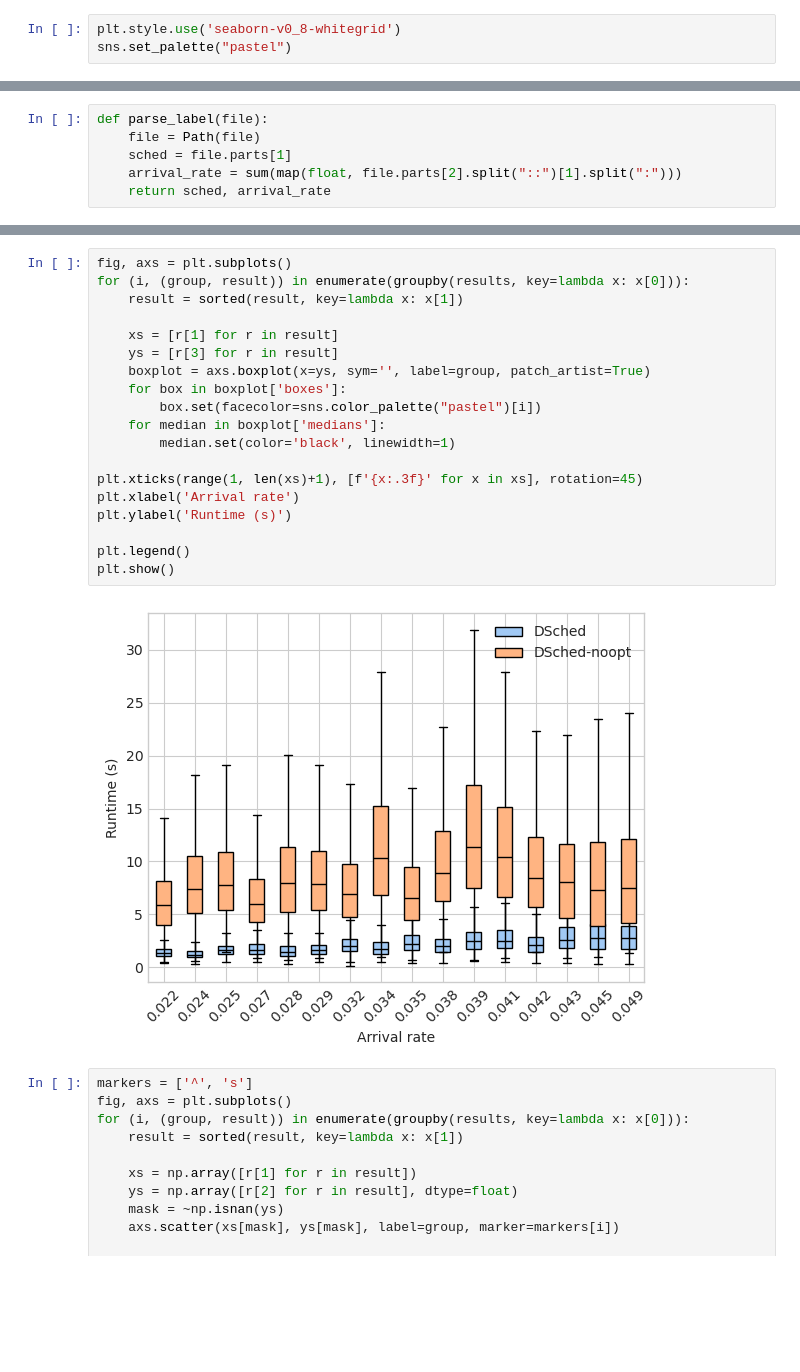
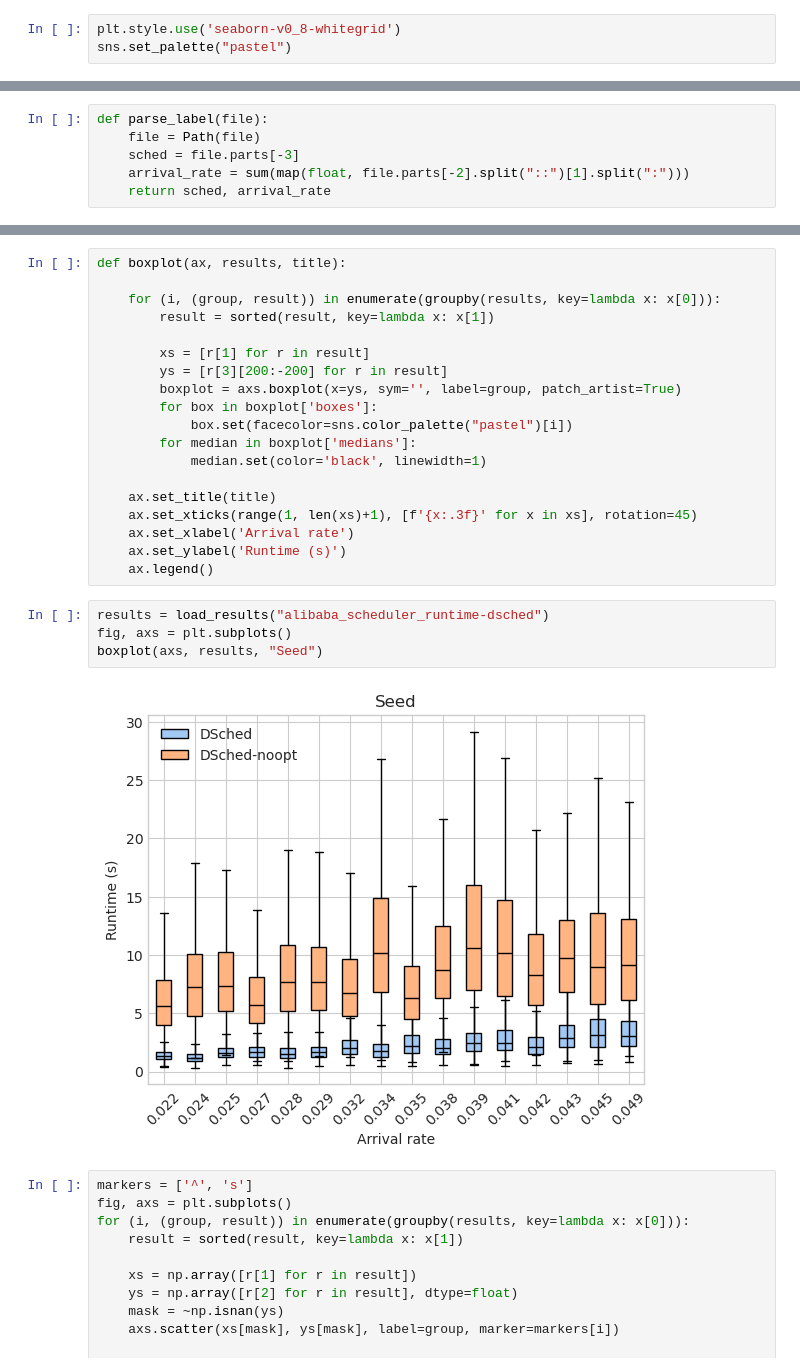
Before and after one commit to ShreyB2091/erdos-scheduling-simulator, a Jupyter notebook: sosp25/notebook.ipynb, the cells around one changed output, grey strips where cells are left out. Cells and saved outputs as stored; diff of their text form; blank space fills up the shorter version.

Commit message:
checkpoint results

```diff
--- a/sosp25/notebook.ipynb
+++ b/sosp25/notebook.ipynb
@@ -24,7 +24,7 @@ def scheduler_runtime_csv_files():
 # %%
 def parse_label(file):
     file = Path(file)
-    sched = file.parts[1]
-    arrival_rate = sum(map(float, file.parts[2].split("::")[1].split(":")))
+    sched = file.parts[-3]
+    arrival_rate = sum(map(float, file.parts[-2].split("::")[1].split(":")))
     return sched, arrival_rate
 # %%
@@ -40,24 +42,28 @@ for file in scheduler_runtime_csv_files():
+# %%
+def boxplot(ax, results, title):
+
+    for (i, (group, result)) in enumerate(groupby(results, key=lambda x: x[0])):
+        result = sorted(result, key=lambda x: x[1])
+
+        xs = [r[1] for r in result]
+        ys = [r[3][200:-200] for r in result]
+        boxplot = axs.boxplot(x=ys, sym='', label=group, patch_artist=True)
+        for box in boxplot['boxes']:
+            box.set(facecolor=sns.color_palette("pastel")[i])
+        for median in boxplot['medians']:
+            median.set(color='black', linewidth=1)
+
+    ax.set_title(title)
+    ax.set_xticks(range(1, len(xs)+1), [f'{x:.3f}' for x in xs], rotation=45)
+    ax.set_xlabel('Arrival rate')
+    ax.set_ylabel('Runtime (s)')
+    ax.legend()
 # %%
+results = load_results("alibaba_scheduler_runtime-dsched")
 fig, axs = plt.subplots()
-for (i, (group, result)) in enumerate(groupby(results, key=lambda x: x[0])):
-    result = sorted(result, key=lambda x: x[1])
-
-    xs = [r[1] for r in result]
-    ys = [r[3] for r in result]
-    boxplot = axs.boxplot(x=ys, sym='', label=group, patch_artist=True)
-    for box in boxplot['boxes']:
-        box.set(facecolor=sns.color_palette("pastel")[i])
-    for median in boxplot['medians']:
-        median.set(color='black', linewidth=1)
-
-plt.xticks(range(1, len(xs)+1), [f'{x:.3f}' for x in xs], rotation=45)
-plt.xlabel('Arrival rate')
-plt.ylabel('Runtime (s)')
-
-plt.legend()
-plt.show()
+boxplot(axs, results, "Seed")
 # %% [output]
-[figure, old version]
+[figure, new version]
 # %%
 markers = ['^', 's']
 fig, axs = plt.subplots()
```
Also changed, not shown: parts of 8 cells of this notebook, 57 other files.
